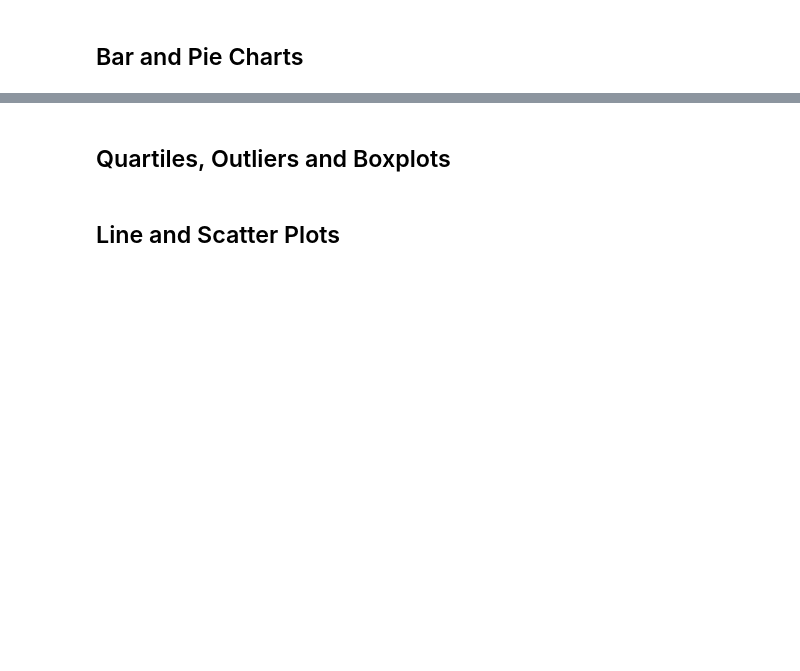
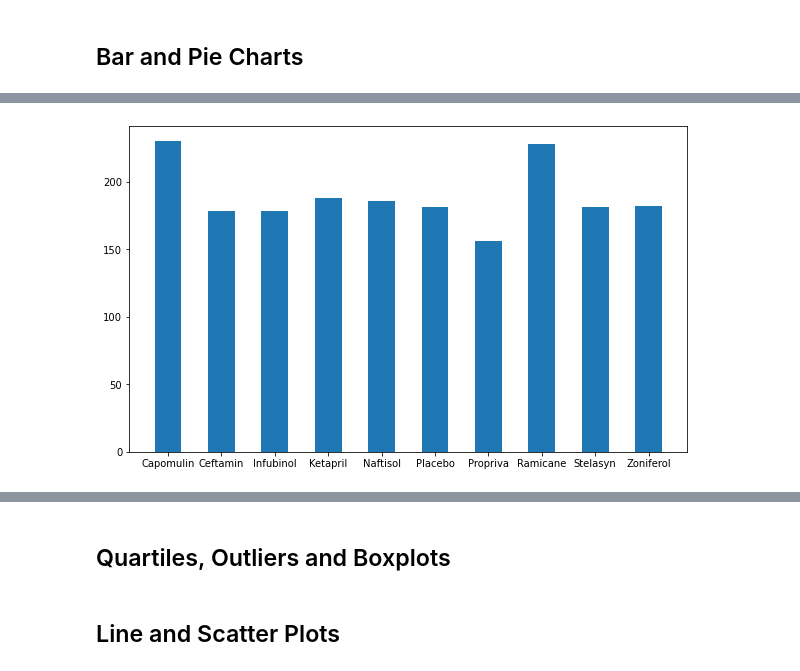
Before and after one commit to jMacProd/MatplotlibChallenge, a Jupyter notebook: Pymaceuticals/pymaceuticals.ipynb, the cells around one changed output, grey strips where cells are left out. Cells and saved outputs as stored; diff of their text form; code cells hidden in the pictures; blank space fills up the shorter version.

```diff
--- a/Pymaceuticals/pymaceuticals.ipynb
+++ b/Pymaceuticals/pymaceuticals.ipynb
@@ -112,2 +287,9 @@ There are 1888 records in the dataframe
 # %%
-# Generate a bar plot showing the total number of mice for each treatment throughout the course of the study using pandas.
+# Generate a bar plot showing the total number of mice for each treatment throughout the course of the study
+    #using pyplot.
+
+plt.figure(figsize=(10,6))
+plt.bar(regimenX, regimenY, width=.5,)
+plt.show()
+# %% [output]
+[figure, added]
```
Also changed, not shown: parts of 17 cells of this notebook.
